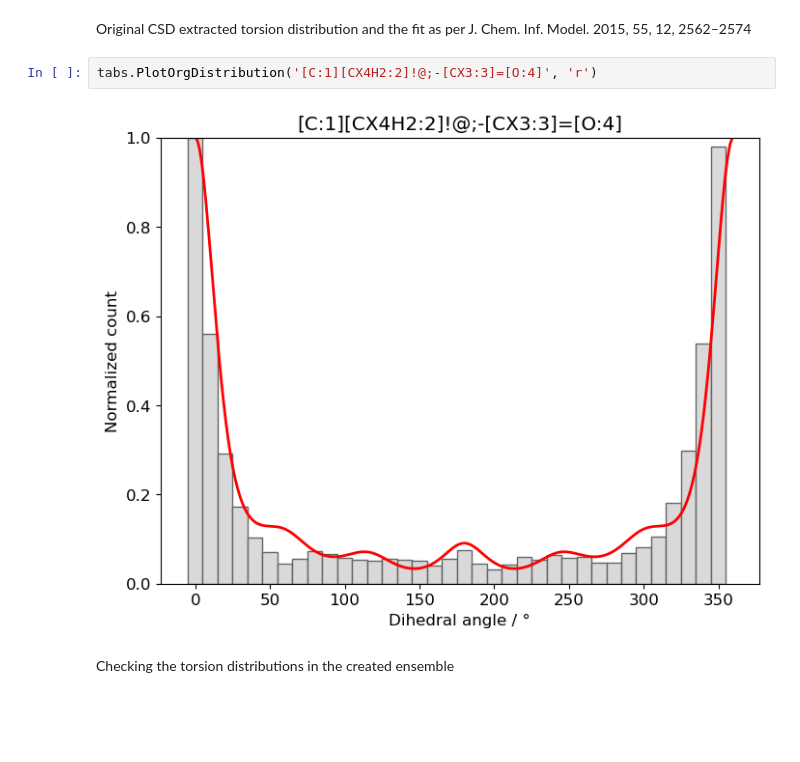
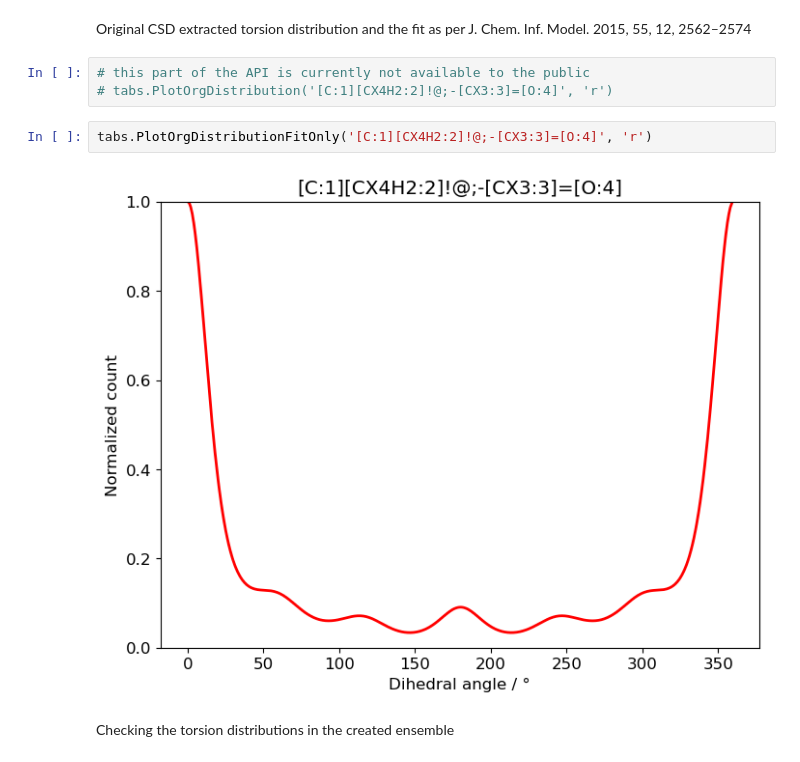
Before and after one commit to rinikerlab/TorsionAngularBinStrings, a Jupyter notebook: Demos/AnalyzeConformerEnsembles.ipynb, the cells around one changed output. Saved outputs shown, nothing was run; the diff lists cells and outputs as text; blank space fills up the shorter version.

Commit message:
updated Demo for plotting API change

```diff
--- a/Demos/AnalyzeConformerEnsembles.ipynb
+++ b/Demos/AnalyzeConformerEnsembles.ipynb
@@ -39,10 +39,13 @@ AllChem.EmbedMultipleConfs(mol,50,ps)
 <rdkit.rdBase._vecti at 0x...>
 # %% [markdown]
 Original CSD extracted torsion distribution and the fit as per J. Chem. Inf. Model. 2015, 55, 12, 2562–2574
+# %%
+# this part of the API is currently not available to the public
+# tabs.PlotOrgDistribution('[C:1][CX4H2:2]!@;-[CX3:3]=[O:4]', 'r')
 # %%
-tabs.PlotOrgDistribution('[C:1][CX4H2:2]!@;-[CX3:3]=[O:4]', 'r')
+tabs.PlotOrgDistributionFitOnly('[C:1][CX4H2:2]!@;-[CX3:3]=[O:4]', 'r')
 # %% [output]
-[figure, old version]
+[figure, new version]
 # %% [markdown]
 Checking the torsion distributions in the created ensemble
 # %%
```
